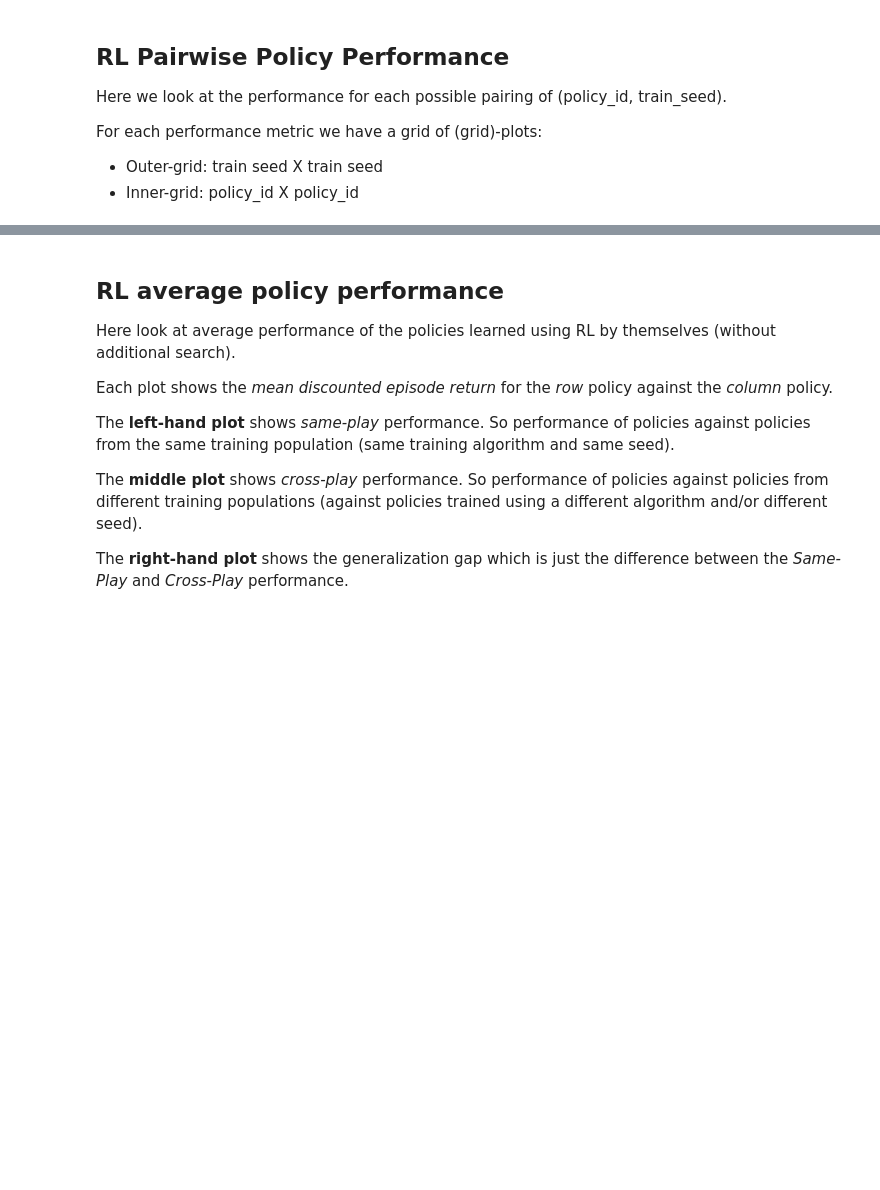
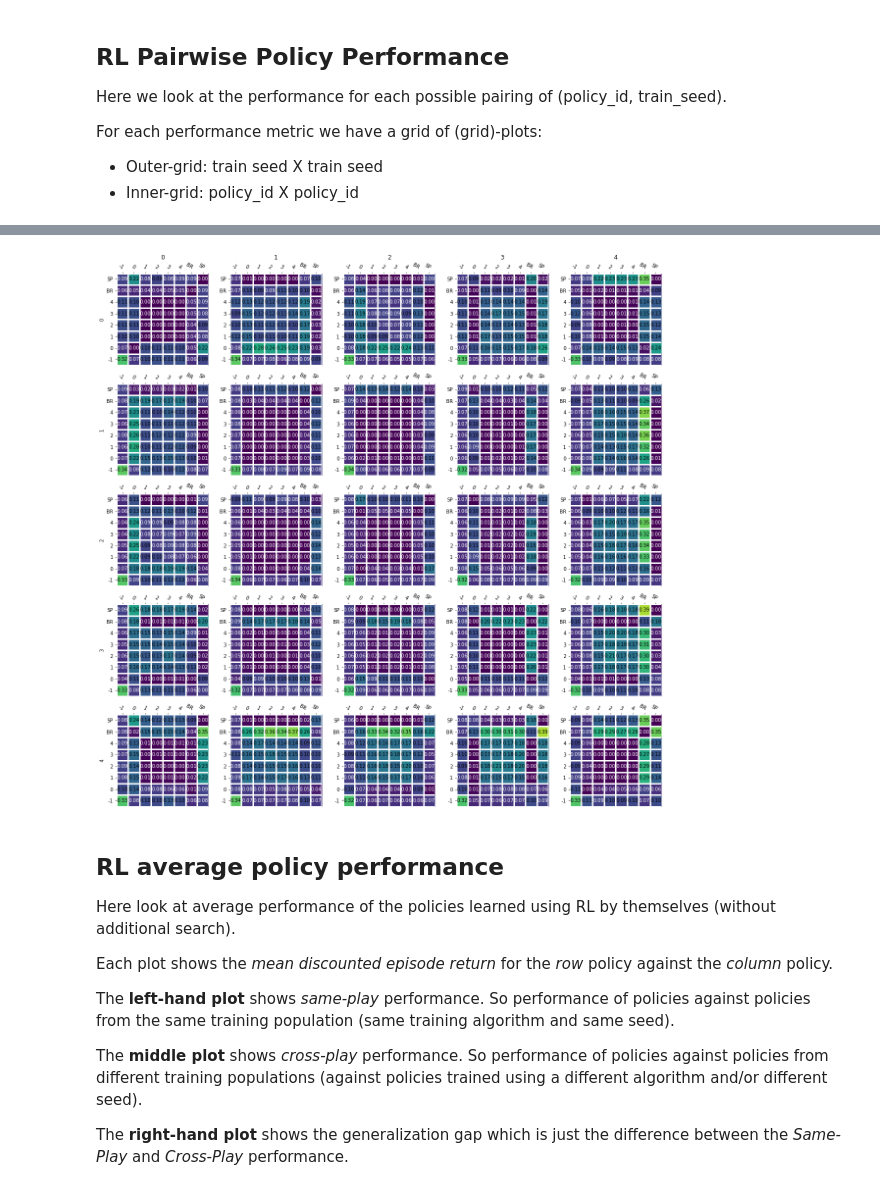
Before and after one commit to Jjschwartz/potmmcp, a Jupyter notebook: experiments/Driving/pairwise_analysis_v2.ipynb, the cells around one changed output, grey strips where cells are left out. Saved outputs shown, nothing was run; the diff lists cells and outputs as text; code cells hidden in the pictures; blank space fills up the shorter version.

```diff
--- a/experiments/Driving/pairwise_analysis_v2.ipynb
+++ b/experiments/Driving/pairwise_analysis_v2.ipynb
@@ -276,20 +95,0 @@ Agents can observe a rectangular area around their current location that that co
-# %%
-fig, ax = plt.subplots(nrows=1, ncols=1, figsize=(12, 8))
-
-# Turn off x/y axis numbering/ticks
-ax.xaxis.set_ticks_position('none')
-ax.yaxis.set_ticks_position('none')
-ax.set_xticklabels([])
-ax.set_yticklabels([])
-
-env = posggym.make(test_env)
-env_img, _ = env.render(mode='rgb_array')
-
-imshow_obj = ax.imshow(
-    env_img, interpolation='bilinear', origin='upper'
-)
-imshow_obj.set_data(env_img)
-
-ax.set_title(test_env)
-
-plt.show()
@@ -613,3 +253,9 @@ plot_pairwise_policy_comparison(rl_df, y_key="exp_id", vrange=(0.0, 0.0), figsiz
+# %%
+plot_pairwise_policy_comparison(
+    rl_df, y_key="prop_LOSS", vrange=(0.0, 0.45), figsize=(20, 20), valfmt="{x:.2f}"
+)
+# %% [output]
+[figure, added]
 # %% [markdown]
 ## RL average policy performance
 
```
Also changed, not shown: parts of 40 cells of this notebook, 3 other files.
